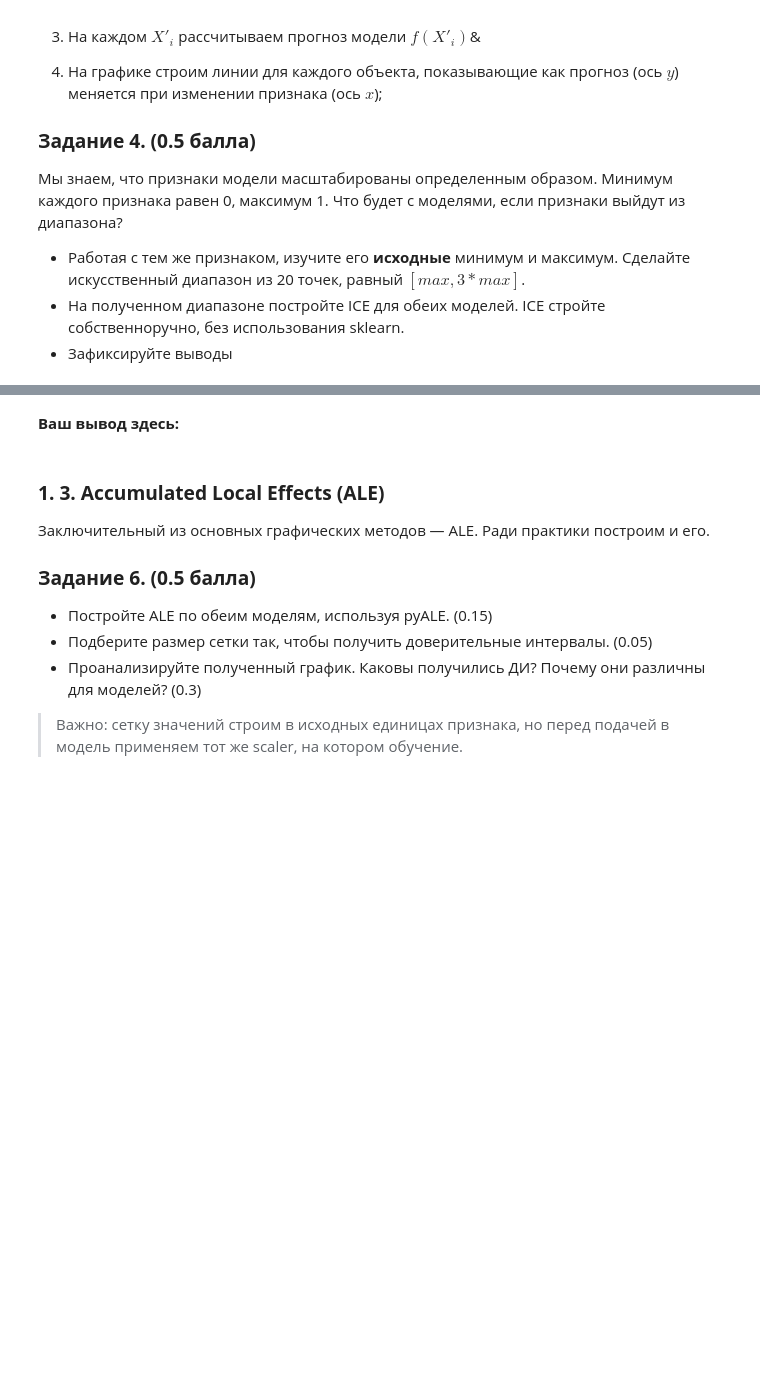
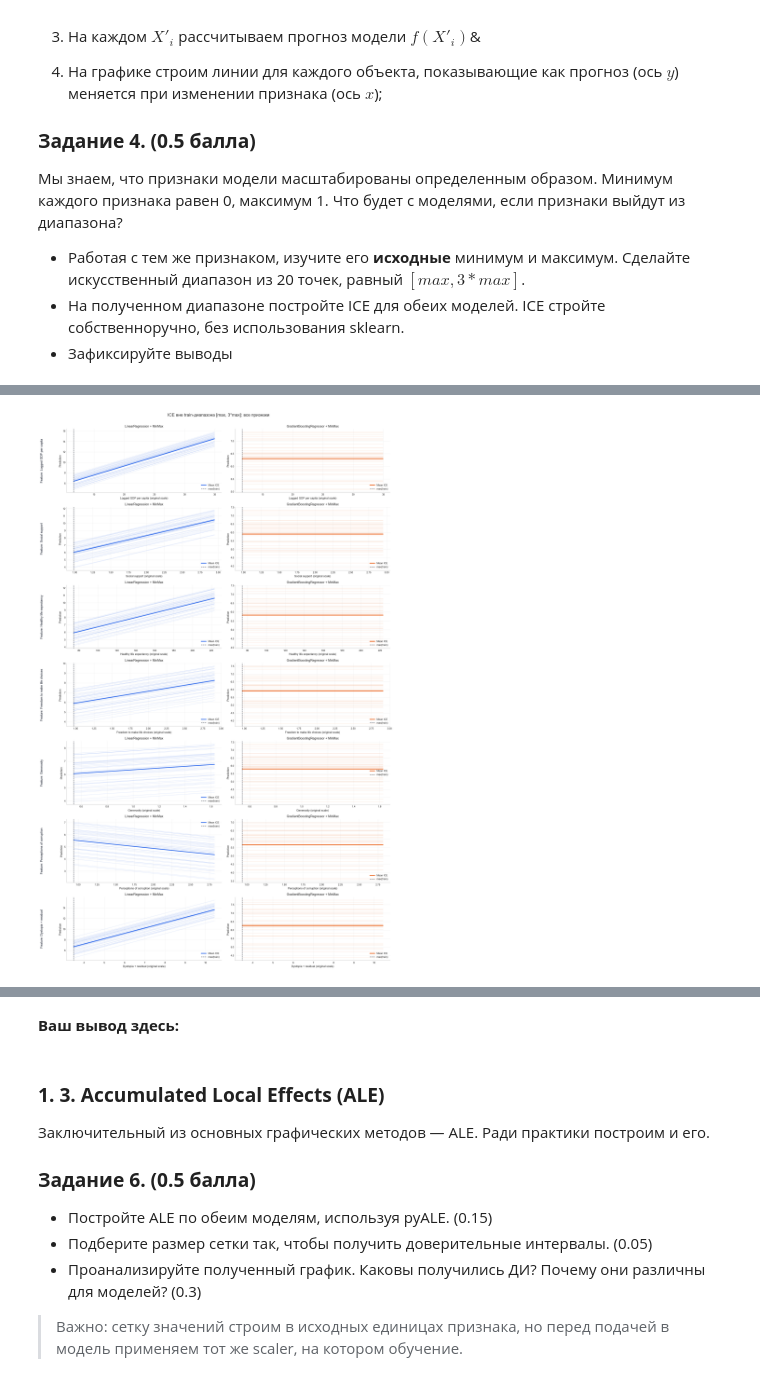
Before and after one commit to EgorGorshen/ml-hw, a Jupyter notebook: homework-practice-bonus-XAI.ipynb, the cells around one changed output, grey strips where cells are left out. Drawn from its saved outputs; the diff is of its cells as text; code cells hidden in the pictures; blank space fills up the shorter version.

```diff
--- a/homework-practice-bonus-XAI.ipynb
+++ b/homework-practice-bonus-XAI.ipynb
@@ -278,3 +287,6 @@ gb_minmax =  # модель GradientBoostingRegressor, обученная на X
+# %%
+lr_minmax = models_save[("linear", "min_max")]
+gb_minmax = models_save[("GBR", "min_max")]
 # %% [markdown]
 ### **1. 1. ICE**
 
@@ -300,0 +309,76 @@ gb_minmax =  # модель GradientBoostingRegressor, обученная на X
+# %%
+X_train_orig = X_train.to_numpy()
+X_test_orig = X_test.to_numpy()
+
+
+def ice_curves(model, x_test_orig, feat_idx, grid_values, scaler):
+    curves = []
+    for val in grid_values:
+        x_mod = x_test_orig.copy()
+        x_mod[:, feat_idx] = val
+        x_mod_scaled = scaler.transform(x_mod)
+        y_pred = model.predict(x_mod_scaled)
+        curves.append(y_pred)
+    return np.stack(curves, axis=1)
+
+
+# NOTE: стиль настроил ГПТ
+plt.style.use("seaborn-v0_8-whitegrid")
+
+fig, axes = plt.subplots(
+    7, 2, figsize=(16, 3.6 * 7), sharex=False, sharey=False, dpi=130
+)
+
+for feat_idx in range(7):
+    f_max = X_train_orig[:, feat_idx].max()
+    grid_orig = np.linspace(f_max, 3.0 * f_max, 20)
+
+    ice_lr = ice_curves(lr_minmax, X_test_orig, feat_idx, grid_orig, sc_minmax)
+    ice_gb = ice_curves(gb_minmax, X_test_orig, feat_idx, grid_orig, sc_minmax)
+
+    # NOTE: дальше работали мы с ГПТ (графики -- блевотня)
+    row_cfg = [
+        (axes[feat_idx, 0], ice_lr, "LinearRegression + MinMax", "#2563EB"),
+        (axes[feat_idx, 1], ice_gb, "GradientBoostingRegressor + MinMax", "#EA580C"),
+    ]
+
+    for ax, ice, model_title, color in row_cfg:
+        # ICE-линии
+        for i in range(ice.shape[0]):
+            ax.plot(grid_orig, ice[i], color=color, alpha=0.14, lw=0.9)
+
+        # Средняя кривая для читаемости
+        mean_curve = ice.mean(axis=0)
+        ax.plot(grid_orig, mean_curve, color=color, lw=2.3, label="Mean ICE")
+
+        # Отмечаем правую границу train-диапазона
+        ax.axvline(
+            f_max, color="#111827", ls="--", lw=1.1, alpha=0.85, label="max(train)"
+        )
+
+        ax.set_title(model_title, fontsize=10, pad=6)
+        ax.set_xlabel(f"{feature_names[feat_idx]} (original scale)", fontsize=9)
+        ax.set_ylabel("Prediction", fontsize=9)
+        ax.tick_params(axis="both", labelsize=8)
+        ax.grid(True, alpha=0.23)
+        ax.spines["top"].set_visible(False)
+        ax.spines["right"].set_visible(False)
+        ax.legend(frameon=False, fontsize=8, loc="best")
+
+    # Подпись строки слева
+    axes[feat_idx, 0].text(
+        -0.16,
+        0.5,
+        f"Feature: {feature_names[feat_idx]}",
+        transform=axes[feat_idx, 0].transAxes,
+        rotation=90,
+        va="center",
+        ha="center",
+        fontsize=10,
+        color="#111827",
+    )
+
+fig.suptitle("ICE вне train-диапазона [max, 3*max]: все признаки", fontsize=14, y=1.002)
+plt.tight_layout()
+# %% [output]
+[figure, added]
```
Also changed, not shown: parts of 41 cells of this notebook, 1 other file.
